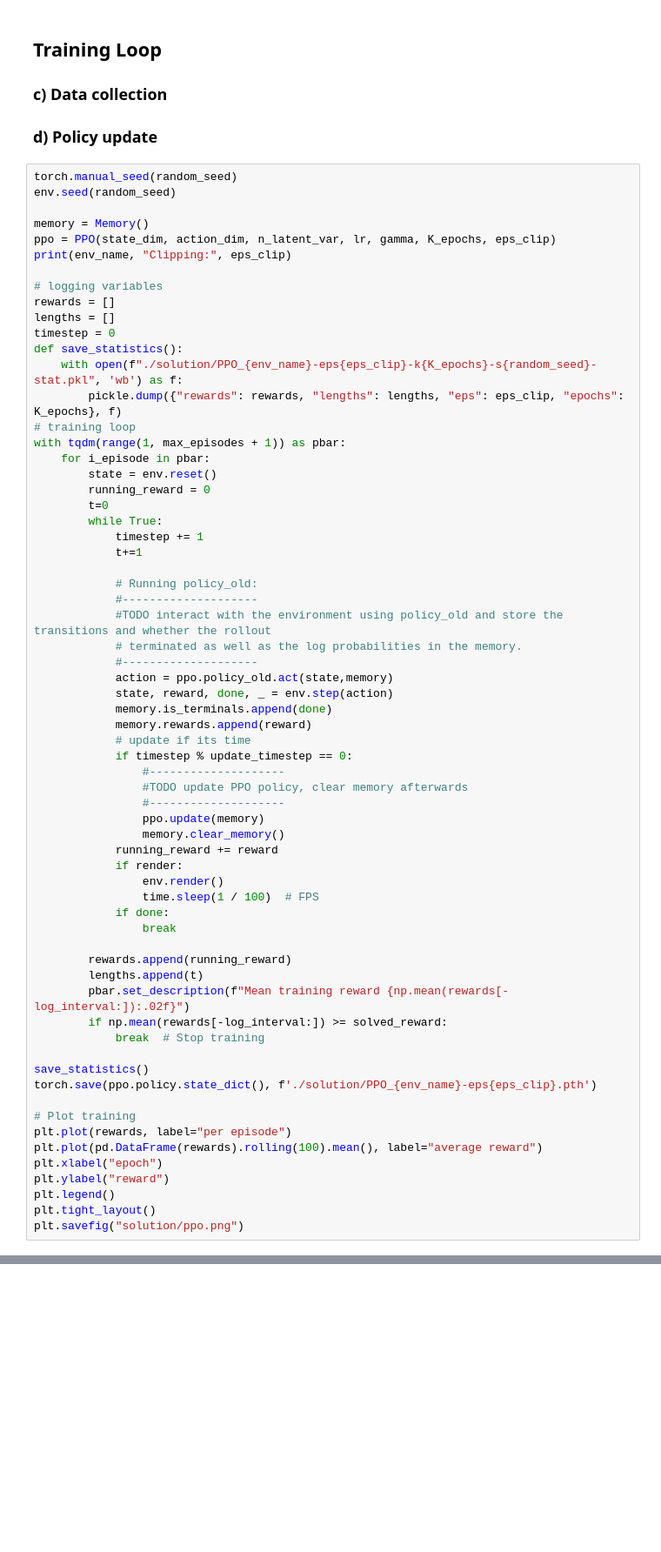
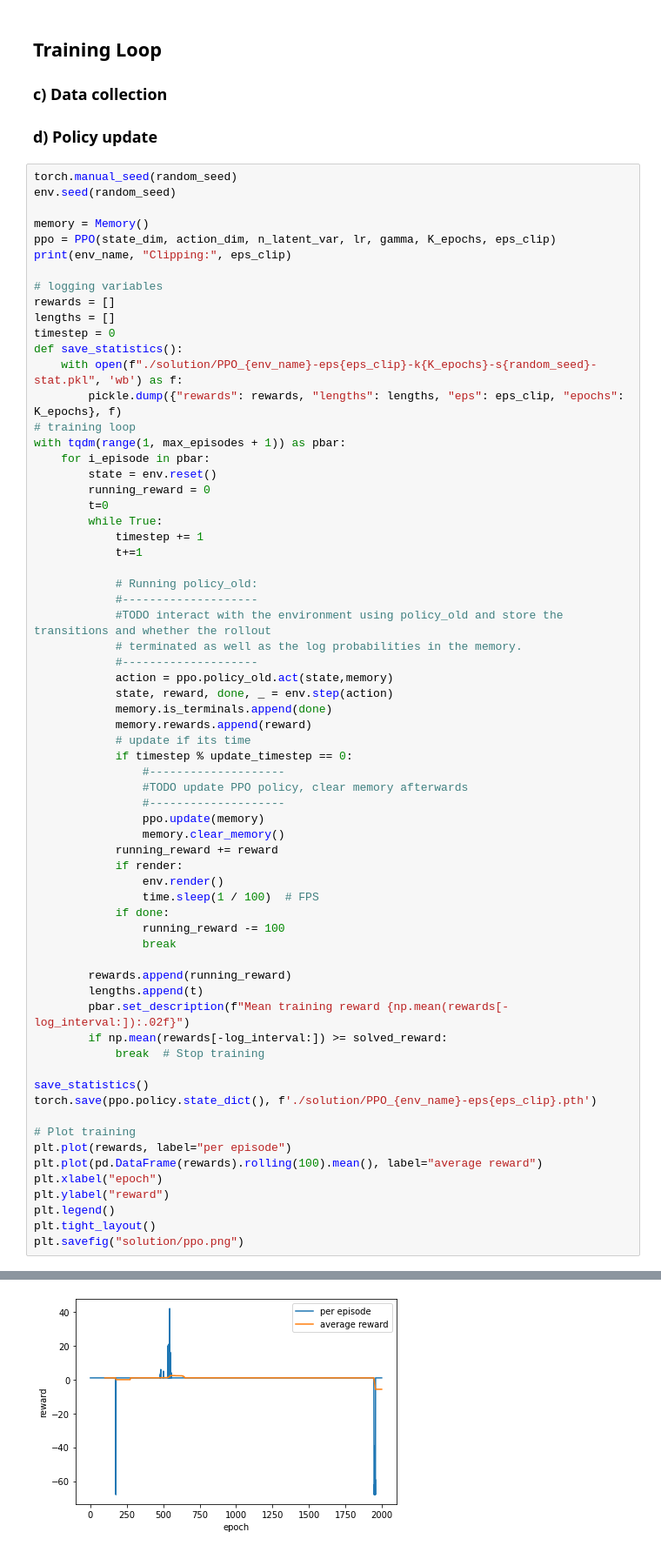
Before and after one commit to allwinlucious/FlappyBird_DQN, a Jupyter notebook: flappybird-ppo/ppo.ipynb, the cells around one changed output, grey strips where cells are left out. Shown: that part at 87% size. Drawn from its saved outputs; the diff is of its cells as text; blank space fills up the shorter version.

```diff
--- a/flappybird-ppo/ppo.ipynb
+++ b/flappybird-ppo/ppo.ipynb
@@ -260,6 +260,7 @@ with tqdm(range(1, max_episodes + 1)) as pbar:
                 env.render()
                 time.sleep(1 / 100)  # FPS
             if done:
+                running_reward -= 100
                 break
 
         rewards.append(running_reward)
@@ -302,3 +285,4 @@ KeyboardInterrupt:
+[figure, added]
 # %%
 
 # creating environment
```
Also changed, not shown: parts of 2 cells of this notebook, 3 other files.
